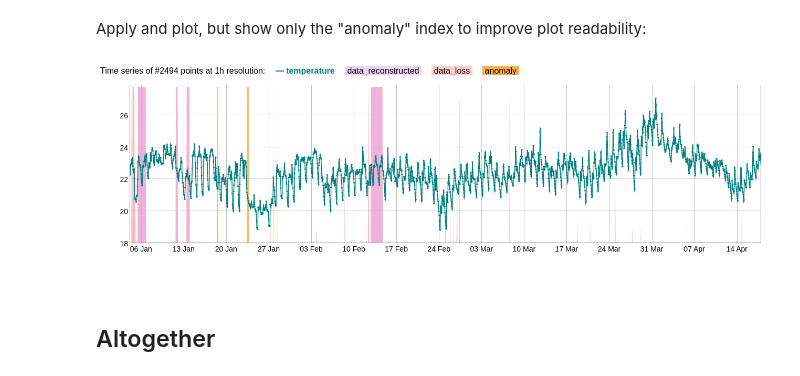
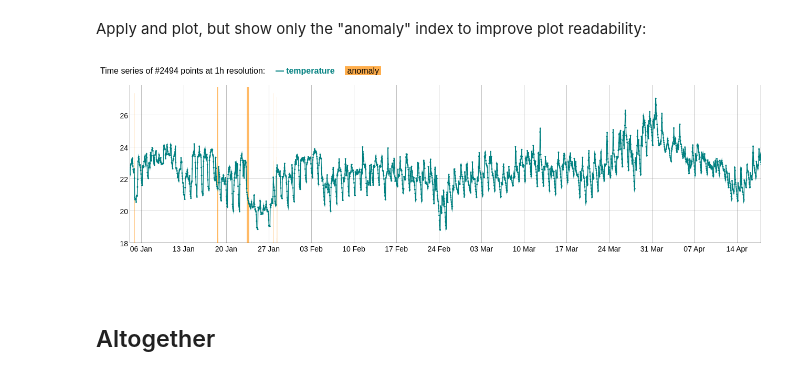
Before and after one commit to sarusso/Timeseria-notebooks, a Jupyter notebook: notebooks/Quickstart.ipynb, the cells around one changed output. Saved outputs shown, nothing was run; the diff lists cells and outputs as text; code cells hidden in the pictures.

```diff
--- a/notebooks/Quickstart.ipynb
+++ b/notebooks/Quickstart.ipynb
@@ -21,9 +21,15 @@ This is a quickstart, if you are looking for a more structured introduction, hav
 Let's load some data: an indoor temperature winter dataset.
 # %%
 from timeseria import storages
+
+# Set sataset path to Timeria test CSV data
 DATASET_PATH = '/'.join(storages.__file__.split('/')[0:-1]) + '/tests/test_data/csv/'
 
-temperature_timeseries = storages.CSVFileStorage(DATASET_PATH + 'temperature_winter.csv').get()
+# Create a CSV storage pointing to out dataset
+csv_storage = storages.CSVFileStorage(DATASET_PATH + 'temperature_winter.csv')
+
+# Get the time series out from the CSV file storage
+temperature_timeseries = csv_storage.get()
 # %% [markdown]
 Let's have a look at the time series we just loaded:
 # %%
@@ -138,9 +149,9 @@ paverage_anomaly_detector.fit(temperature_timeseries, stdevs=5)
 # %% [markdown]
 Apply and plot, but show only the "anomaly" index to improve plot readability:
 # %%
-paverage_anomaly_detector.apply(temperature_timeseries).plot()
+paverage_anomaly_detector.apply(temperature_timeseries).plot(data_indexes=['anomaly'])
 # %% [output]
-[figure, old version]
+[figure, new version]
 # %% [markdown]
 <br/>
 
```
Also changed, not shown: parts of 10 cells of this notebook, 2 other files.
